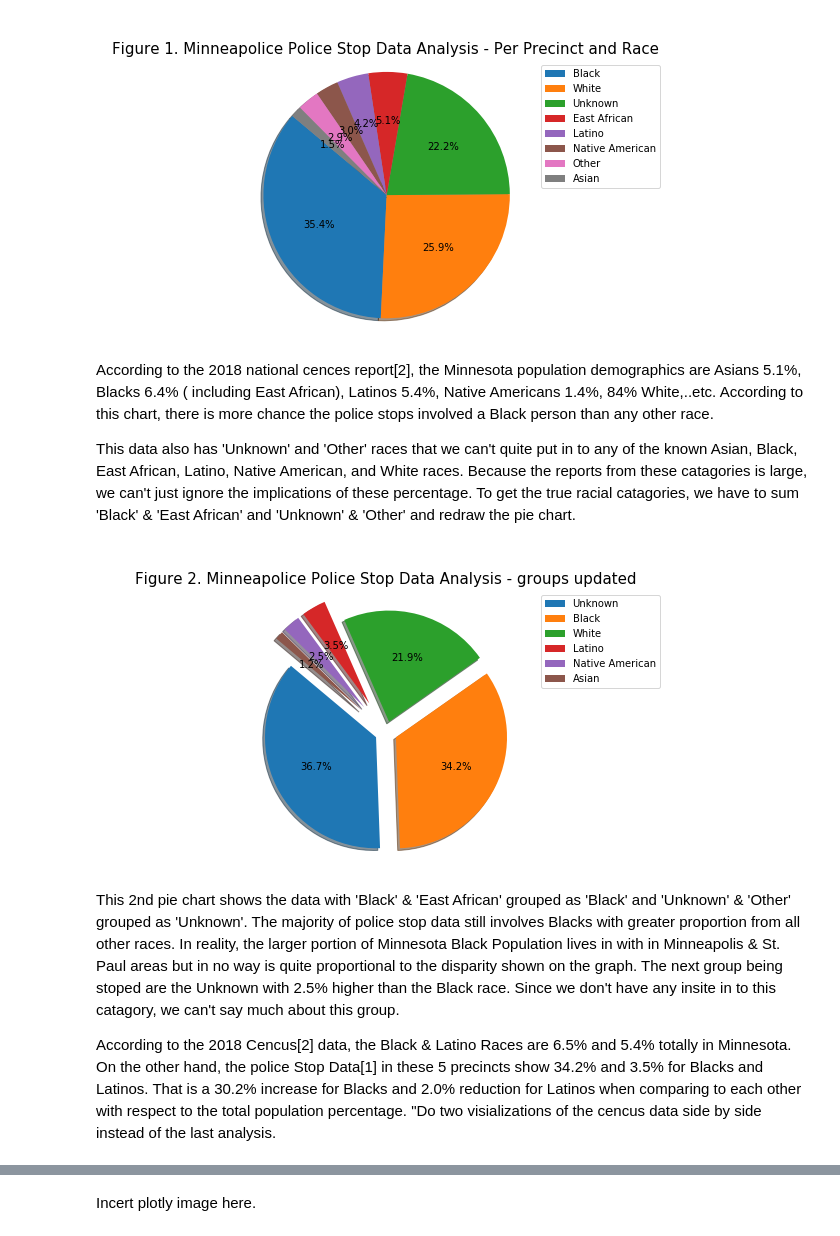
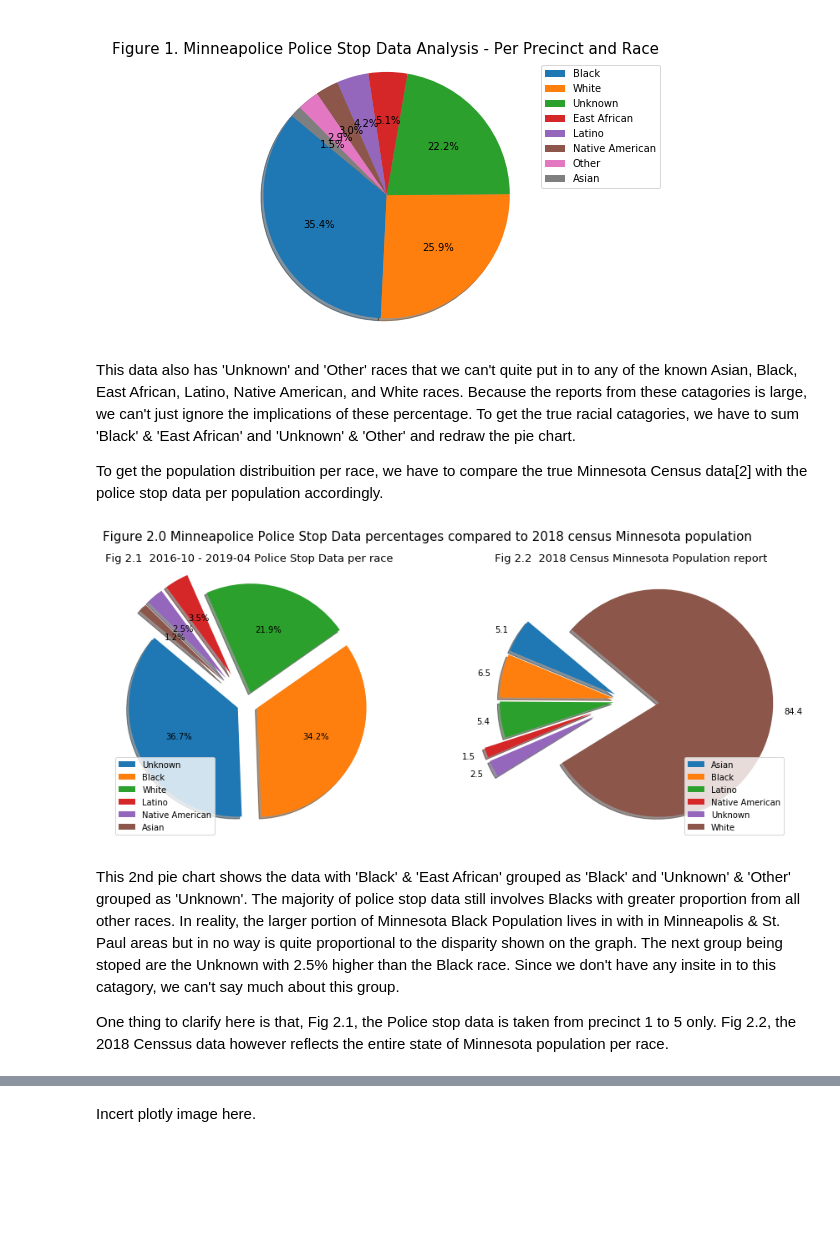
Before and after one commit to Afewerk/Capstones, a Jupyter notebook: CapstonOne #1 - Policing_Minneapolis.ipynb, the cells around one changed output, grey strips where cells are left out. Saved outputs shown, nothing was run; the diff lists cells and outputs as text; code cells hidden in the pictures; blank space fills up the shorter version.

```diff
--- a/CapstonOne #1 - Policing_Minneapolis.ipynb
+++ b/CapstonOne #1 - Policing_Minneapolis.ipynb
@@ -87,32 +103,46 @@ plt.axis('equal');
 # %% [output]
 [figure]
 # %% [markdown]
-According to the 2018 national cences report[2], the Minnesota population demographics are Asians 5.1%, Blacks 6.4% ( including East African), Latinos 5.4%, Native Americans 1.4%, 84% White,..etc. According to this chart, there is more chance the police stops involved a Black person than any other race.
+This data also has 'Unknown' and 'Other' races that we can't quite put in to any of the known Asian, Black, East African, Latino, Native American, and White races. Because the reports from these catagories is large, we can't just ignore the implications of these percentage. To get the true racial catagories, we have to sum 'Black' & 'East African' and 'Unknown' & 'Other' and redraw the pie chart.
 
-This data also has 'Unknown' and 'Other' races that we can't quite put in to any of the known Asian, Black, East African, Latino, Native American, and White races. Because the reports from these catagories is large, we can't just ignore the implications of these percentage. To get the true racial catagories, we have to sum 'Black' & 'East African' and 'Unknown' & 'Other' and redraw the pie chart.
+To get the population distribuition per race, we have to compare the true Minnesota Census data[2] with the police stop data per population accordingly.
 # %%
 #Adding similar indexes
 df1 = df
 df['race'] = df['race'].str.replace('Other','Unknown')
 df['race'] = df['race'].str.replace('East African','Black')
 fill = ['preRace','race', 'gender']
 df.update(df.fillna('Unknown', inplace=True))
 df.update(df.fillna('Black', inplace=True))
 
 #Create a new list and redraw the pie chart
 Race1 = []
 Race1.append(df['race'].value_counts())
-plt.figure(figsize=(10, 5))
-plt.pie(Race1[0], explode=(0.1,0.1,0.1,0.3,0.3,0.3),autopct='%1.1f%%', shadow=True, startangle=140)
-plt.legend(Race1[0].index, loc='upper right')
-plt.title('\nFigure 2. Minneapolice Police Stop Data Analysis - groups updated', size=15)
+
+#Setting up the plots
+plt.figure( figsize=(15, 6))
+
+#First pie chart with data from [1]
+plt.subplot(1, 2, 1)
+plt.suptitle('Figure 2.0 Minneapolice Police Stop Data percentages compared to 2018 census Minnesota population',
+             size=15);
+plt.pie(Race1[0], explode=(0.1,0.1,0.1,0.3,0.3,0.3), autopct='%1.1f%%', shadow=True, startangle=140)
+plt.legend(Race1[0].index, loc='best')
+plt.title('\n Fig 2.1  2016-10 - 2019-04 Police Stop Data per race', size=13)
+
+#2nd pie chart with data from census report
+plt.subplot(1, 2, 2)
+plt.pie([5.1, 6.5, 5.4, 1.5, 2.5, 84.4],explode=(0.1,0.1,0.1,0.3,0.3,0.3),
+        labels=[5.1, 6.5, 5.4, 1.5, 2.5, 84.4], shadow=True, startangle=140)
+plt.legend(['Asian','Black','Latino','Native American','Unknown','White'], loc='lower right')
+plt.title('\n Fig 2.2  2018 Census Minnesota Population report', size=13)
 plt.axis('equal');
 # %% [output]
-[figure, old version]
+[figure, new version]
 # %% [markdown]
 This 2nd pie chart shows the data with 'Black' & 'East African' grouped as 'Black' and 'Unknown' & 'Other' grouped as 'Unknown'. The majority of police stop data still involves Blacks with greater proportion from all other races. In reality, the larger portion of Minnesota Black Population lives in with in Minneapolis & St. Paul areas but in no way is quite proportional to the disparity shown on the graph. The next group being stoped are the Unknown with 2.5% higher than the Black race. Since we don't have any insite in to this catagory, we can't say much about this group.
 
-According to the 2018 Cencus[2] data, the Black & Latino Races are 6.5% and 5.4% totally in Minnesota. On the other hand, the police Stop Data[1] in these 5 precincts show 34.2% and 3.5% for Blacks and Latinos. That is a 30.2% increase for Blacks and 2.0% reduction for Latinos when comparing to each other with respect to the total population percentage. "Do two visializations of the cencus data side by side instead of the last analysis.
+One thing to clarify here is that, Fig 2.1, the Police stop data is taken from precinct 1 to 5 only. Fig 2.2, the 2018 Censsus data however reflects the entire state of Minnesota population per race.
 # %%
 
 init_notebook_mode(connected=True)
```
Also changed, not shown: parts of 26 cells of this notebook.
